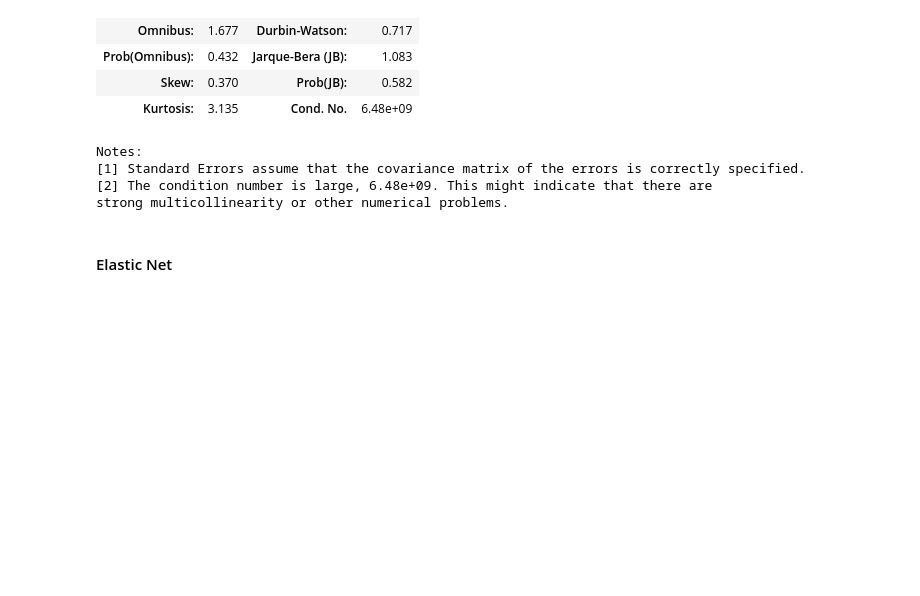
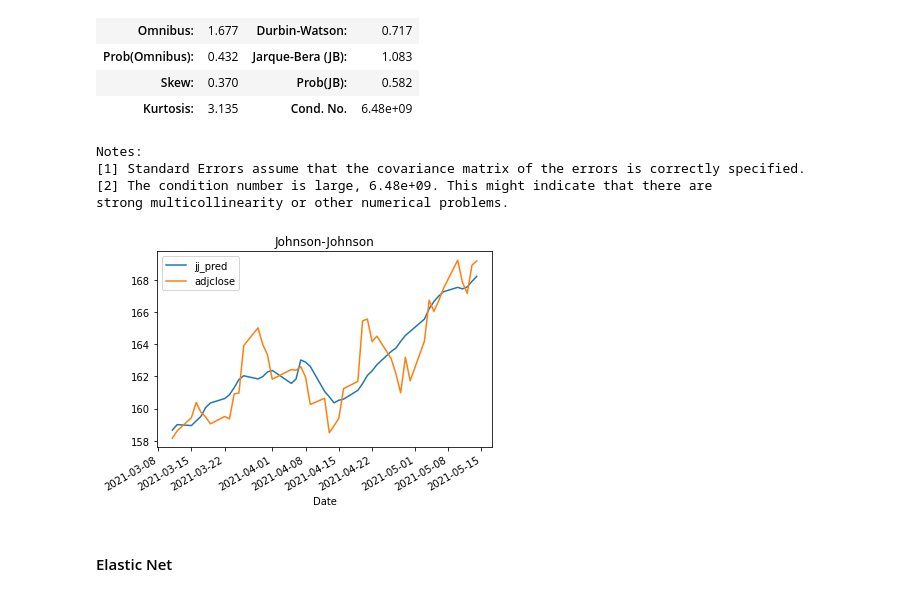
Before and after one commit to juno-yuu/COVID-Vaccine-and-Biotech-industry, a Jupyter notebook: Final_Project_Clean.ipynb, the cells around one changed output. Cells and saved outputs as stored; diff of their text form; code cells hidden in the pictures; blank space fills up the shorter version.

```diff
--- a/Final_Project_Clean.ipynb
+++ b/Final_Project_Clean.ipynb
@@ -624,6 +631,13 @@ Notes:
 [1] Standard Errors assume that the covariance matrix of the errors is correctly specified.
 [2] The condition number is large, 6.48e+09. This might indicate that there are
 strong multicollinearity or other numerical problems.
+# %%
+jj_pred = res_jj_partial.predict(JJ_partial[['cases_confirm', 'cases_death', 'total_vaccinations_manu', 'predicted_p1']])
+JJ_partial['jj_pred'] = jj_pred
+_ = JJ_partial.plot(y = ['jj_pred', 'adjclose'])
+_ = plt.title('Johnson-Johnson')
+# %% [output]
+[figure, added]
 # %% [markdown]
 #### Elastic Net
 # %%
```
Also changed, not shown: parts of 2 cells of this notebook.
